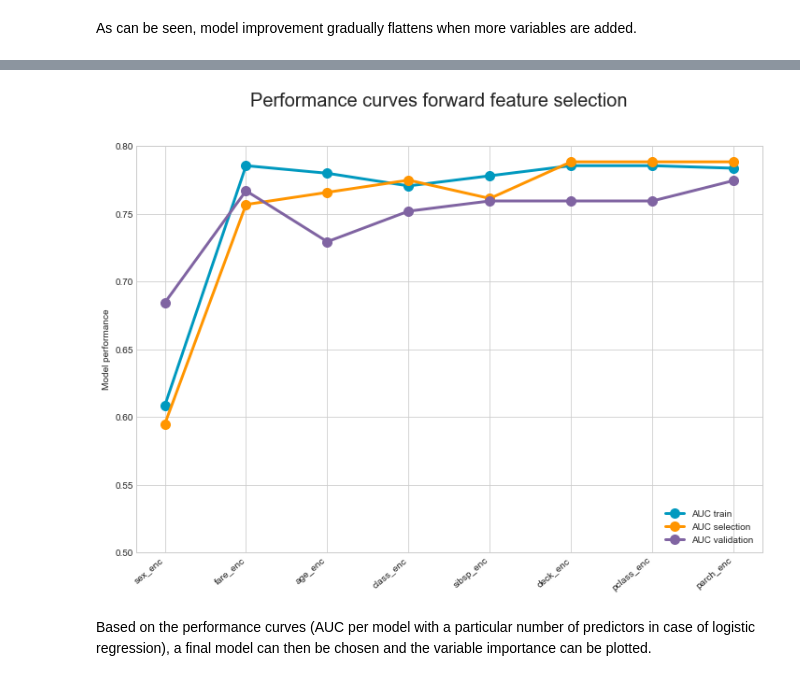
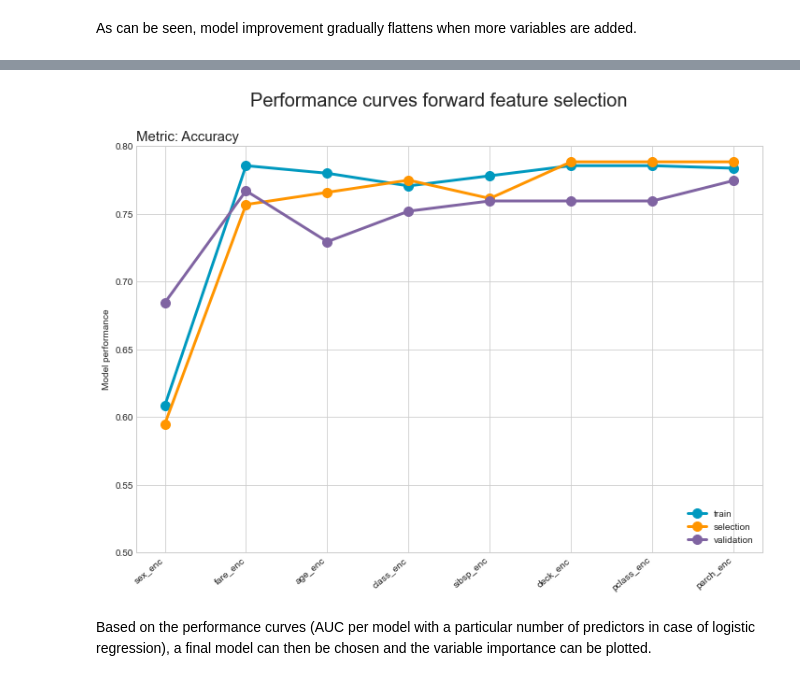
Before and after one commit to PythonPredictions/cobra, a Jupyter notebook: tutorials/tutorial_Cobra_logistic_regression.ipynb, the cells around one changed output, grey strips where cells are left out. Saved outputs shown, nothing was run; the diff lists cells and outputs as text; code cells hidden in the pictures.

```diff
--- a/tutorials/tutorial_Cobra_logistic_regression.ipynb
+++ b/tutorials/tutorial_Cobra_logistic_regression.ipynb
@@ -426,11 +426,11 @@ plot_performance_curves(performances)
 # %%
 # one can also compute using another metric function and plot the according performance curves
 performances_ = (forward_selection
                 .compute_model_performances(basetable, target_column_name=target_col,
                                             metric=metrics.accuracy_score))
-plot_performance_curves(performances_)
+plot_performance_curves(performances_, metric_name="Accuracy")
 # %% [output]
-[figure, old version]
+[figure, new version]
 # %% [markdown]
 Based on the performance curves (AUC per model with a particular number of predictors in case of logistic regression), a final model can then be chosen and the variable importance can be plotted.
 # %%
```
Also changed, not shown: parts of 9 cells of this notebook, 1 other file.
